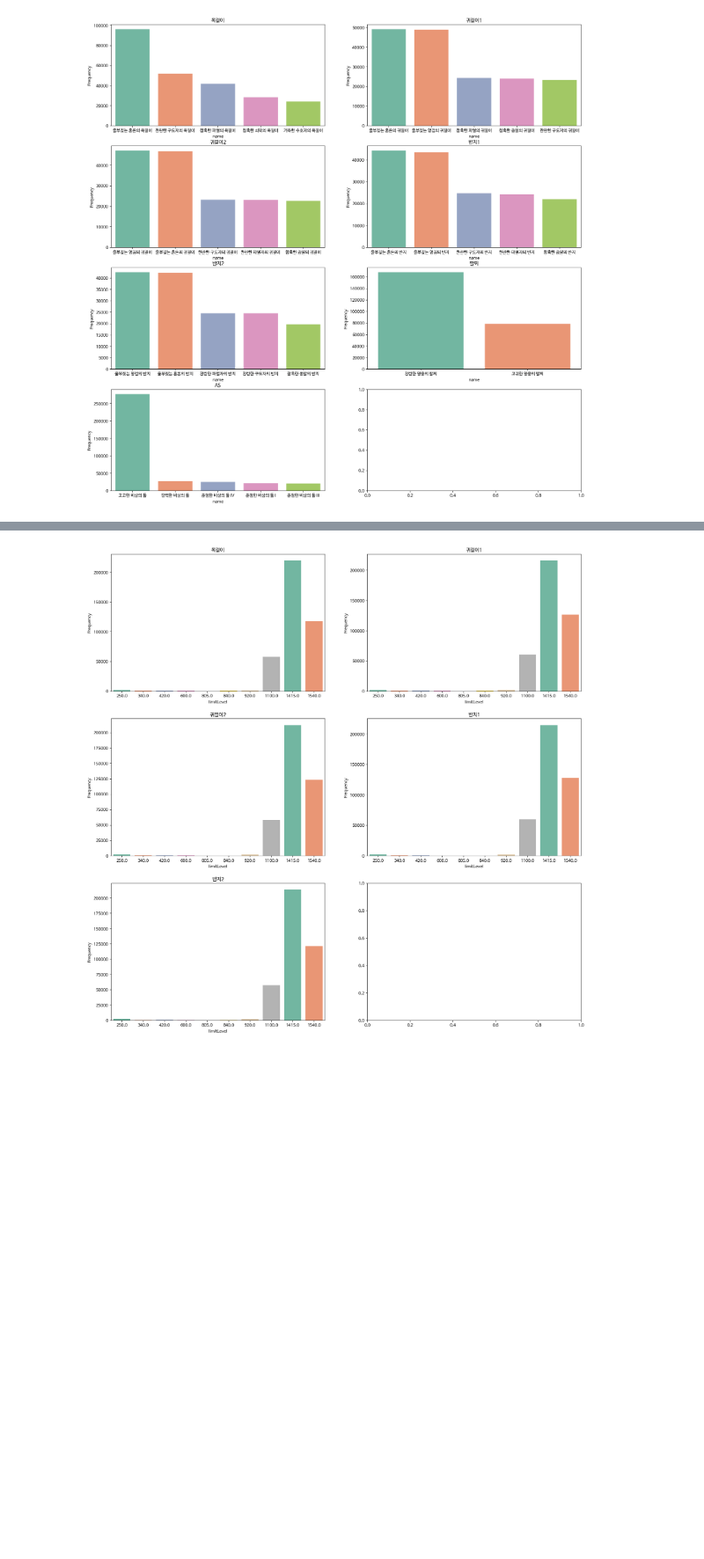
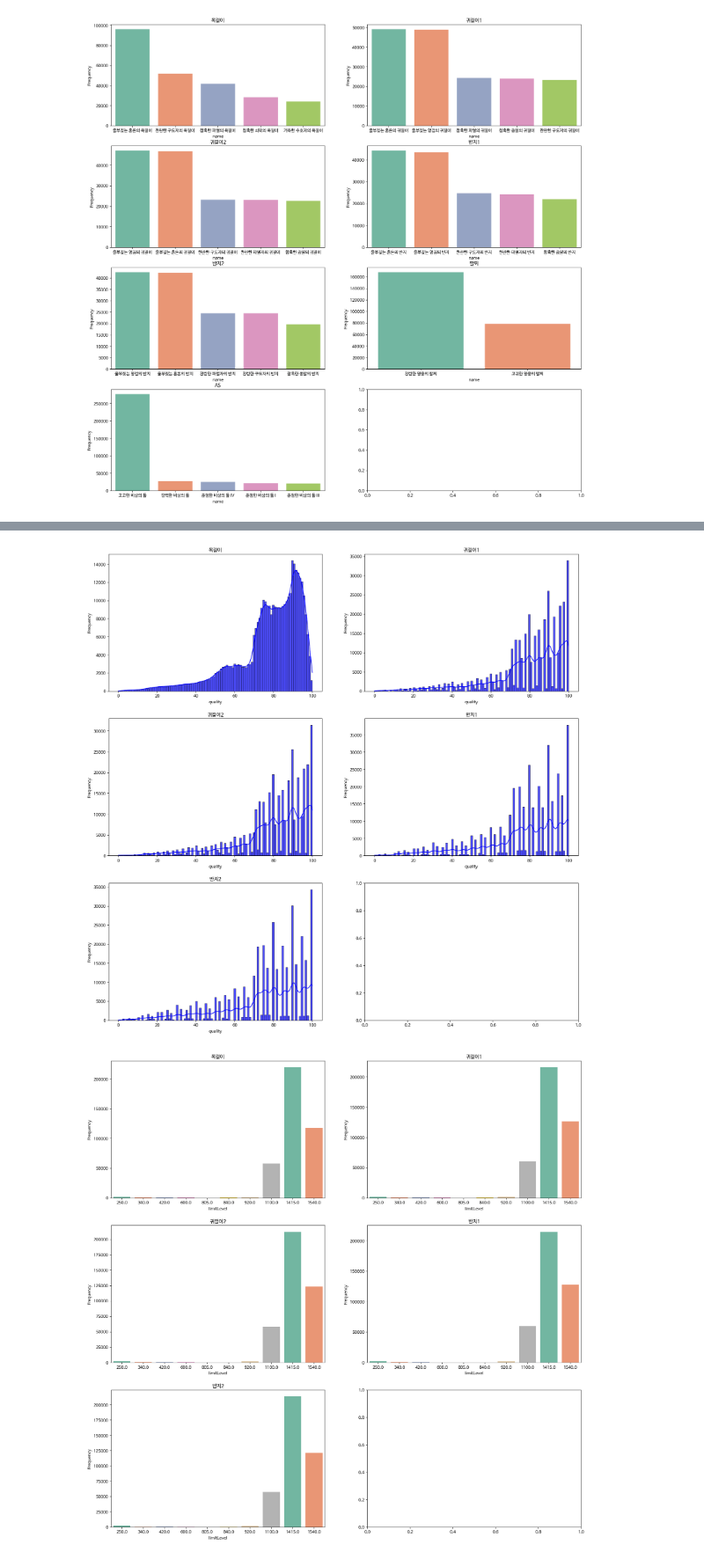
Before and after one commit to LeeNamGyu98/Lostark-API-DA, a Jupyter notebook: 05. EDA/Accessory.ipynb, the cells around one changed output, grey strips where cells are left out. Shown at 88% size. Drawn from its saved outputs; the diff is of its cells as text; code cells hidden in the pictures; blank space fills up the shorter version.

```diff
--- a/05. EDA/Accessory.ipynb
+++ b/05. EDA/Accessory.ipynb
@@ -108,3 +163,23 @@ plt.show()
+# %%
+fig, ax = plt.subplots(3, 2, figsize=(20, 20))
+idx = -1
+for i in range(3):
+    for j in range(2):
+        idx+=1
+        data = df[df[f'{accessories[idx]}_acquirablePlace'].notna()][f'{accessories[idx]}_quality']
+        sns.histplot(data, bins=101, kde=True, alpha=0.7, color='b', ax=ax[i, j])
+        ax[i, j].set_title(accessories[idx])
+        ax[i, j].set_xlabel("quality")
+        ax[i, j].set_ylabel("Frequency")
+        if idx == 4: break
+plt.show()
+# 습득장소가 없는 경우를 제외하면 목걸이는 품100이 확실히 줄어든다
+# 하지만 귀걸이, 반지 등은 비율이 줄어들긴 하지만 여전히 품100이 제일 많다
+# 목걸이는 고려해야할 옵션이 많아 가격이 비싼 경우가 많아서일 듯 하지만 급격한 하락은 눈에 띈다
+
+# 대체적으로 품질 70이상 부터 많이 착용하는 것으로 보인다
+# %% [output]
+[figure, added]
 # %%
 fig, ax = plt.subplots(3, 2, figsize=(20, 20))
 idx = -1
```
Also changed, not shown: parts of 20 cells of this notebook, 2 other files.
